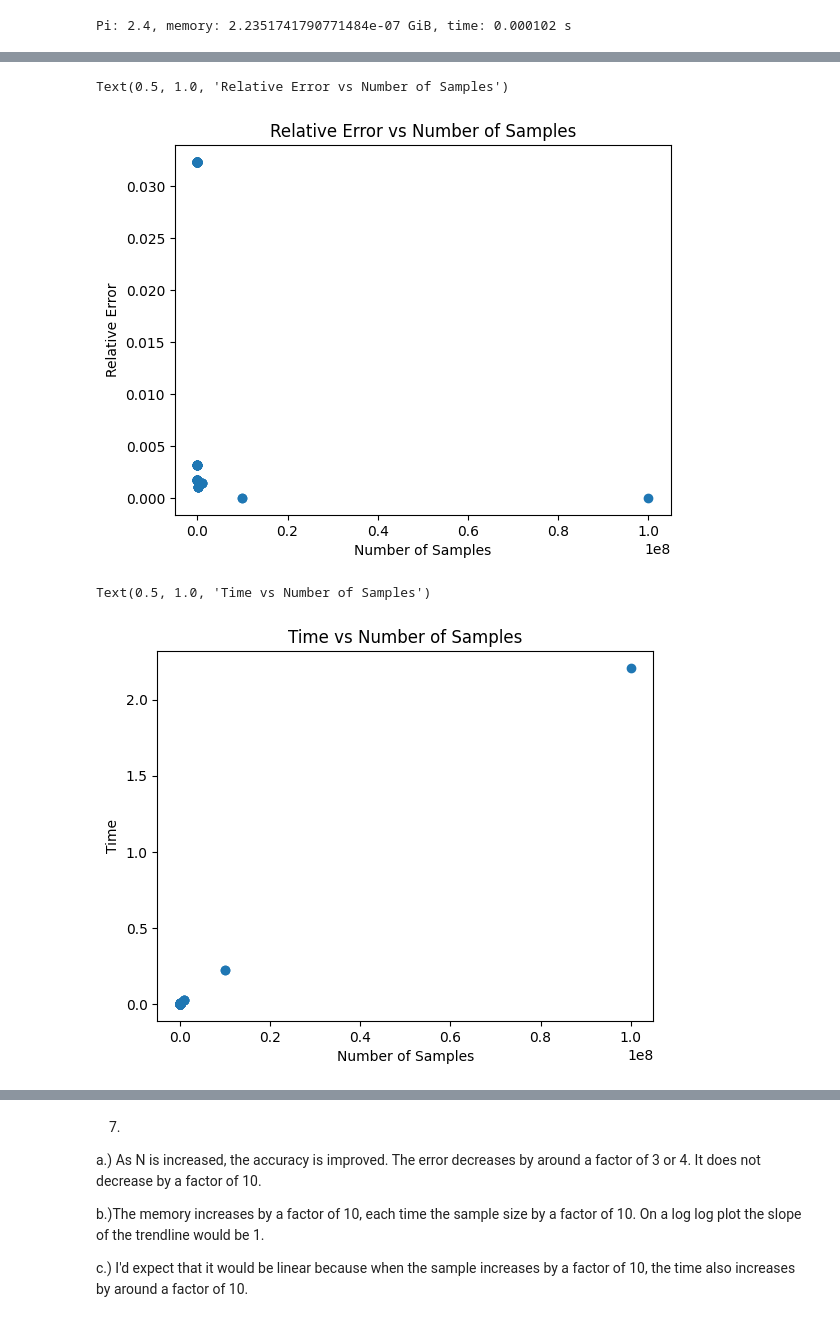
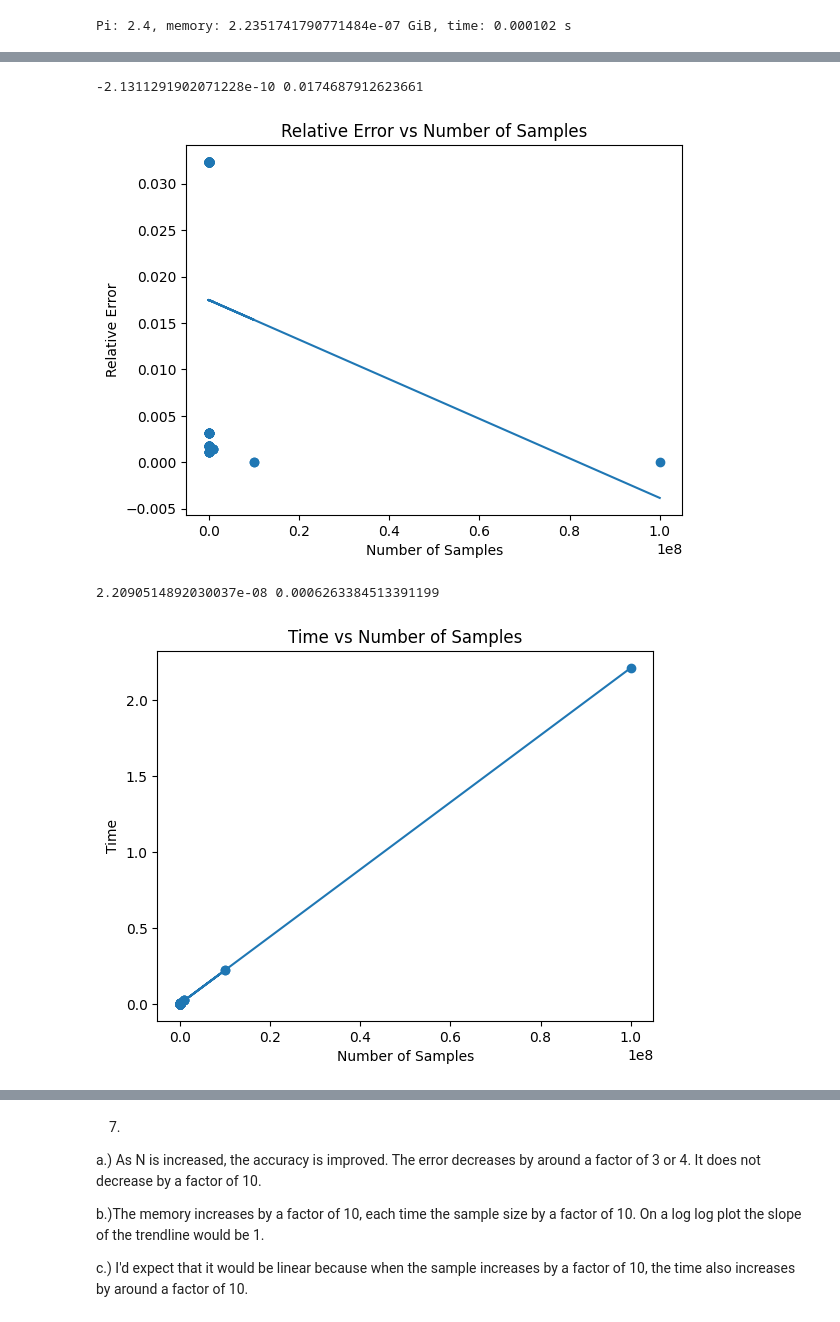
Before and after one commit to betts-hannah/numpy-matplotlib-miniproject, a Jupyter notebook: numpy_matplotlib_mini.ipynb, the cells around one changed output, grey strips where cells are left out. Cells and saved outputs as stored; diff of their text form; code cells hidden in the pictures.

```diff
--- a/numpy_matplotlib_mini.ipynb
+++ b/numpy_matplotlib_mini.ipynb
@@ -117,19 +117,25 @@ array([[3.04000000e+00, 2.23517418e-06, 1.44000000e-04, 1.00000000e+02,
 # %%
 #Importing matplot library for graphs
 import matplotlib.pyplot as plt
 
 fig, ax = plt.subplots()
 
 #Creating the graph
 ax.scatter(x=data[:, 3], y=data[:,4])
 
 #Labeling the Graph
 ax.set_xlabel("Number of Samples")
 ax.set_ylabel("Relative Error")
 ax.set_title("Relative Error vs Number of Samples")
+
+#Adding the trendline
+z = np.polyfit(data[:, 3], data[:,4], 1)
+p = np.poly1d(z)
+plt.plot(data[:, 3], p(data[:, 3]))
+print(z[0],z[1])
 # %% [output]
-Text(0.5, 1.0, 'Relative Error vs Number of Samples')
+-2.1311291902071228e-10 0.0174687912623661
-[figure, old version]
+[figure, new version]
 # %%
 #Importing matplot library for graphs
 import matplotlib.pyplot as plt
@@ -143,9 +149,15 @@ ax.scatter(x=data[:, 3], y=data[:,2])
 ax.set_xlabel("Number of Samples")
 ax.set_ylabel("Time")
 ax.set_title("Time vs Number of Samples")
+
+#adding the trendline
+z = np.polyfit(data[:, 3], data[:,2], 1)
+p = np.poly1d(z)
+plt.plot(data[:, 3], p(data[:, 3]))
+print(z[0],z[1])
 # %% [output]
-Text(0.5, 1.0, 'Time vs Number of Samples')
+2.2090514892030037e-08 0.0006263384513391199
-[figure, old version]
+[figure, new version]
 # %%
 #Importing matplot library for graphs
 import matplotlib.pyplot as plt
```
Also changed, not shown: parts of 2 cells of this notebook.
